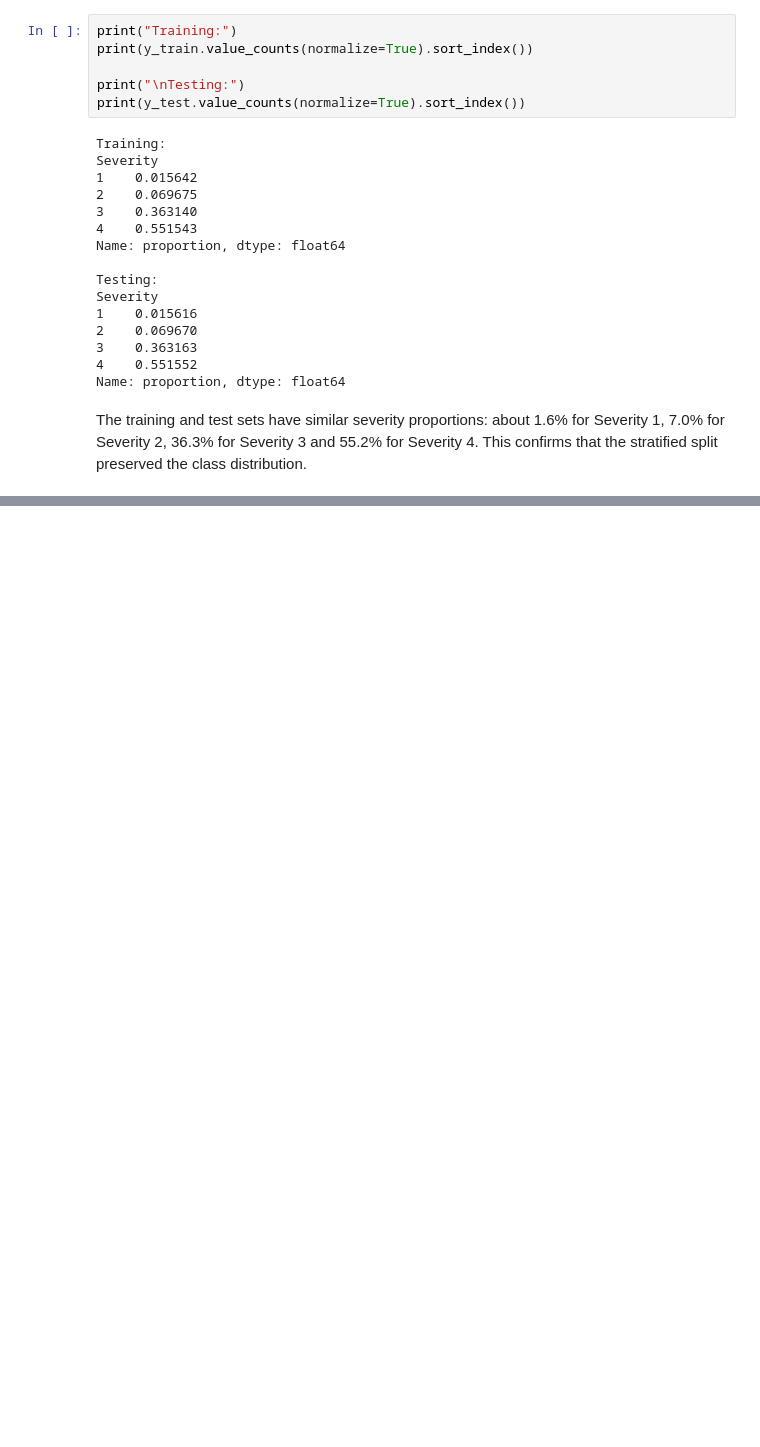
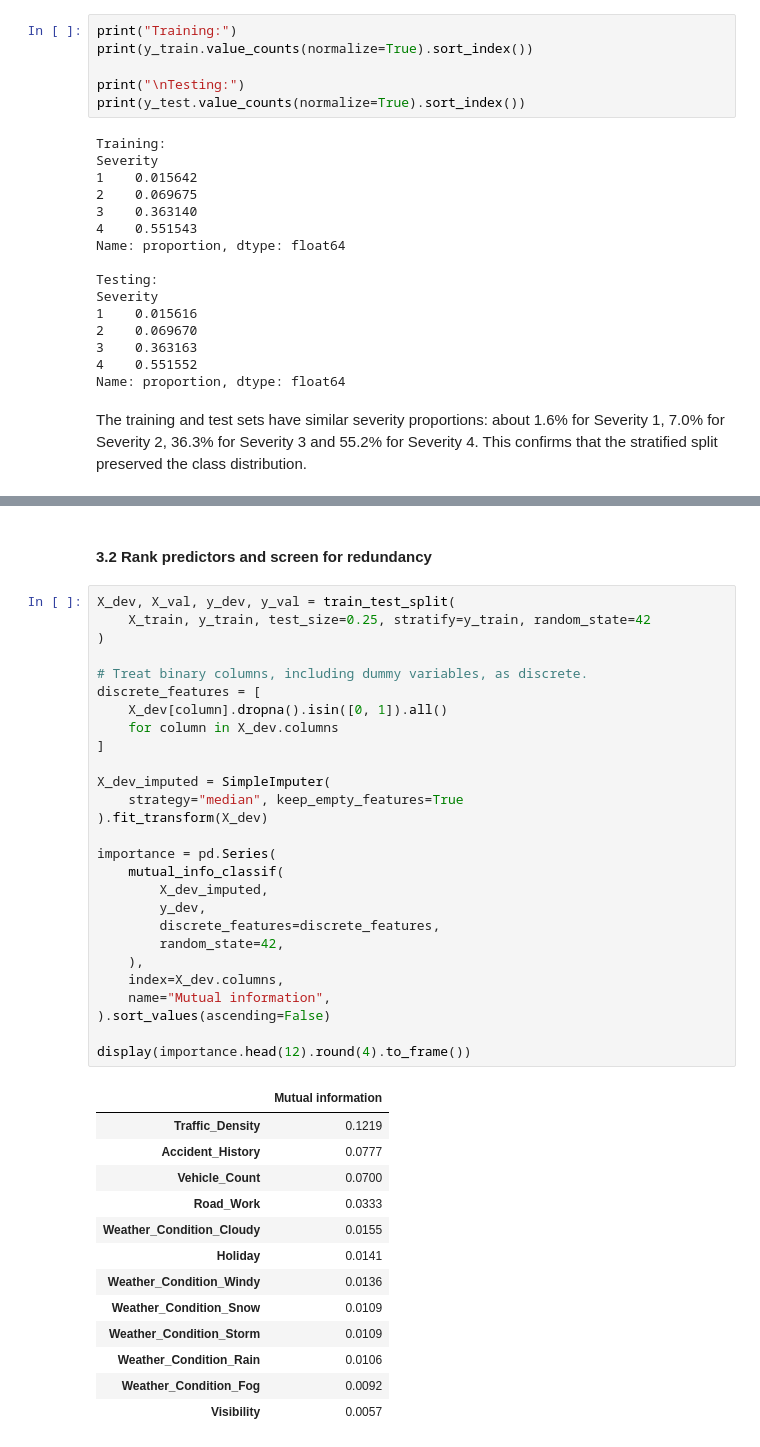
Before and after one commit to zeemohamed7/ai-traffic-project, a Jupyter notebook: IT7009_Traffic_Incident_FeatureAnalysis.ipynb, the cells around one changed output, grey strips where cells are left out. Drawn from its saved outputs; the diff is of its cells as text; blank space fills up the shorter version.

```diff
--- a/IT7009_Traffic_Incident_FeatureAnalysis.ipynb
+++ b/IT7009_Traffic_Incident_FeatureAnalysis.ipynb
@@ -1213,0 +1258,43 @@ The training and test sets have similar severity proportions: about 1.6% for Sev
+# %% [markdown]
+#### 3.2 Rank predictors and screen for redundancy
+# %%
+X_dev, X_val, y_dev, y_val = train_test_split(
+    X_train, y_train, test_size=0.25, stratify=y_train, random_state=42
+)
+
+# Treat binary columns, including dummy variables, as discrete.
+discrete_features = [
+    X_dev[column].dropna().isin([0, 1]).all()
+    for column in X_dev.columns
+]
+
+X_dev_imputed = SimpleImputer(
+    strategy="median", keep_empty_features=True
+).fit_transform(X_dev)
+
+importance = pd.Series(
+    mutual_info_classif(
+        X_dev_imputed,
+        y_dev,
+        discrete_features=discrete_features,
+        random_state=42,
+    ),
+    index=X_dev.columns,
+    name="Mutual information",
+).sort_values(ascending=False)
+
+display(importance.head(12).round(4).to_frame())
+# %% [output]
+|  | Mutual information |
+| Traffic_Density | 0.1219 |
+| Accident_History | 0.0777 |
+| Vehicle_Count | 0.0700 |
+| Road_Work | 0.0333 |
+| Weather_Condition_Cloudy | 0.0155 |
+| Holiday | 0.0141 |
+| Weather_Condition_Windy | 0.0136 |
+| Weather_Condition_Snow | 0.0109 |
+| Weather_Condition_Storm | 0.0109 |
+| Weather_Condition_Rain | 0.0106 |
+| Weather_Condition_Fog | 0.0092 |
+| Visibility | 0.0057 |
```
Also changed, not shown: parts of 10 cells of this notebook.
